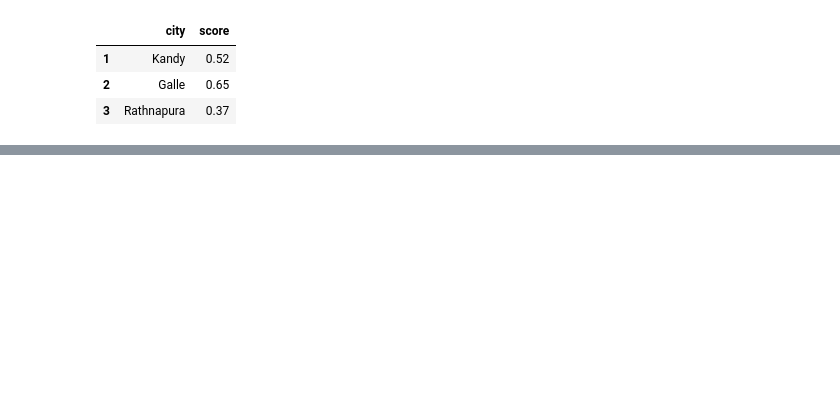
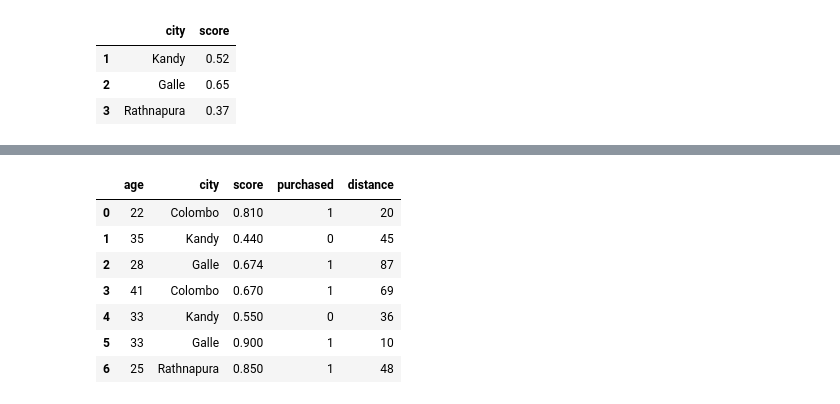
Before and after one commit to DhanushkaSa/Machine-learning-from-scratch-to-advanced, a Jupyter notebook: Day 9/home.ipynb, the cells around one changed output, grey strips where cells are left out. Saved outputs shown, nothing was run; the diff lists cells and outputs as text; code cells hidden in the pictures; blank space fills up the shorter version.

```diff
--- a/Day 9/home.ipynb
+++ b/Day 9/home.ipynb
@@ -560,0 +693,3 @@ df.loc[1:3,"city":"score"]
+# %%
+df["age"] = df["age"].fillna(df["age"].median())
+df
@@ -560,0 +704,3 @@ df.loc[1:3,"city":"score"]
+# %%
+df["score"] = df["score"].fillna(df["score"].mean())
+df
@@ -560,0 +719,3 @@ df.loc[1:3,"city":"score"]
+# %%
+df["age"] = df["age"].astype("int64")
+print(df["age"].dtype)
@@ -560,0 +744,3 @@ df.loc[1:3,"city":"score"]
+# %%
+df["distance"]=[20,45,87,69,36,10]
+df
@@ -560,0 +755,12 @@ df.loc[1:3,"city":"score"]
+# %%
+df.loc[len(df)] = [25,"Rathnapura",0.85,1,48]
+df
+# %% [output]
+|  | age | city | score | purchased | distance |
+| 0 | 22 | Colombo | 0.810 | 1 | 20 |
+| 1 | 35 | Kandy | 0.440 | 0 | 45 |
+| 2 | 28 | Galle | 0.674 | 1 | 87 |
+| 3 | 41 | Colombo | 0.670 | 1 | 69 |
+| 4 | 33 | Kandy | 0.550 | 0 | 36 |
+| 5 | 33 | Galle | 0.900 | 1 | 10 |
+| 6 | 25 | Rathnapura | 0.850 | 1 | 48 |
```
Also changed, not shown: parts of 23 cells of this notebook, 1 other file.
